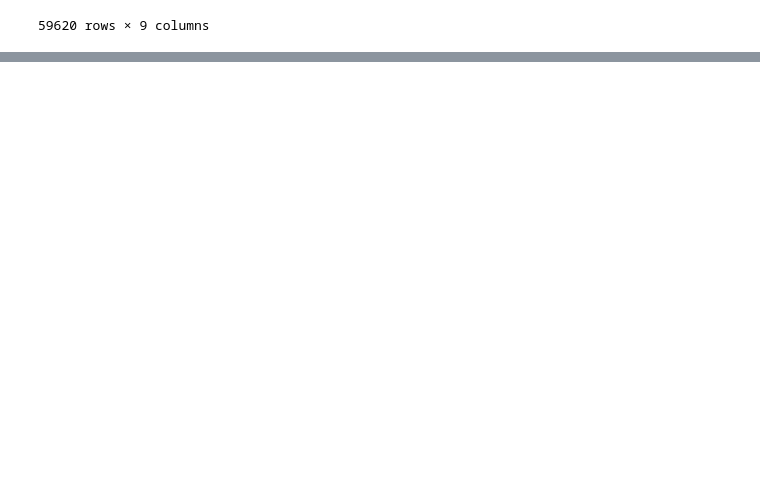
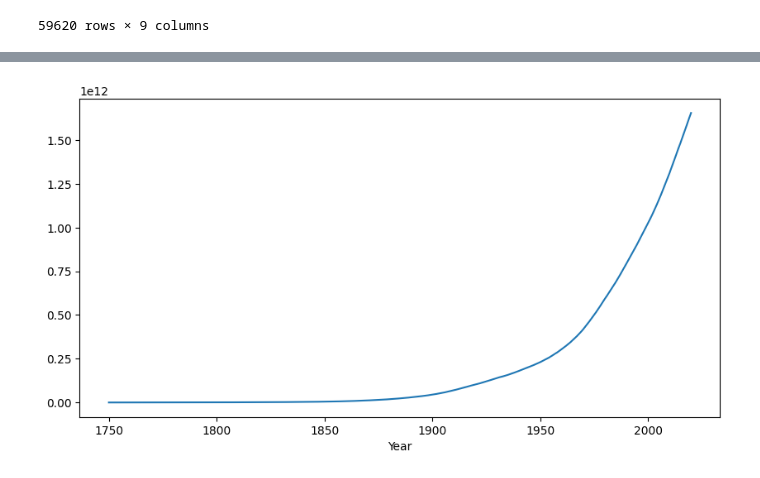
Before and after one commit to DanielBrechner/World-CO2-Emissions-Analysis, a Jupyter notebook: app.ipynb, the cells around one changed output, grey strips where cells are left out. Saved outputs shown, nothing was run; the diff lists cells and outputs as text; code cells hidden in the pictures; blank space fills up the shorter version.

Commit message:
graphs of co2

```diff
--- a/app.ipynb
+++ b/app.ipynb
@@ -21,0 +50,4 @@ data
+# %%
+df.groupby('Year')['CO2 emission (Tons)'].sum().plot(figsize=(10,5));
+# %% [output]
+[figure, added]
```
Also changed, not shown: parts of 7 cells of this notebook.
